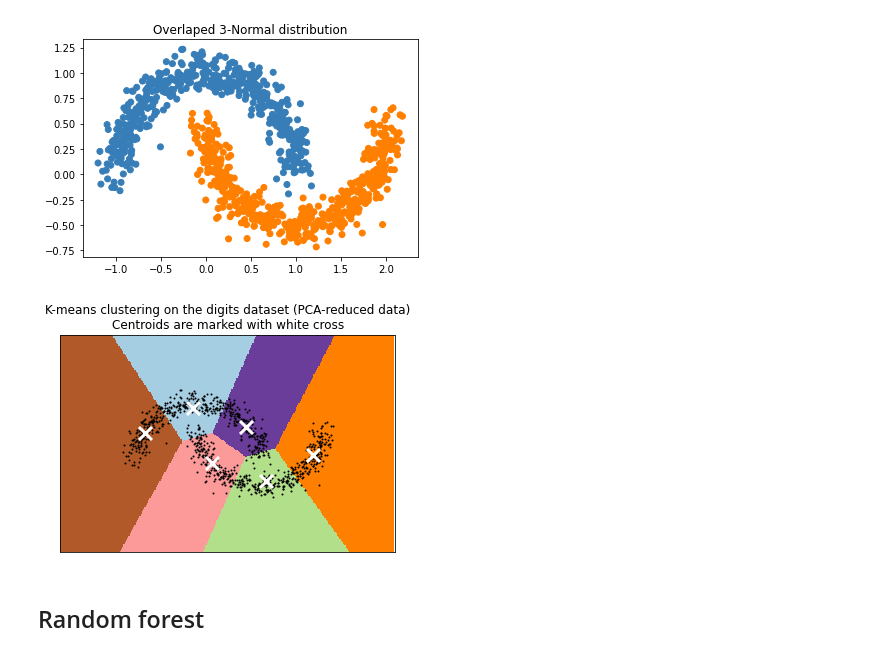
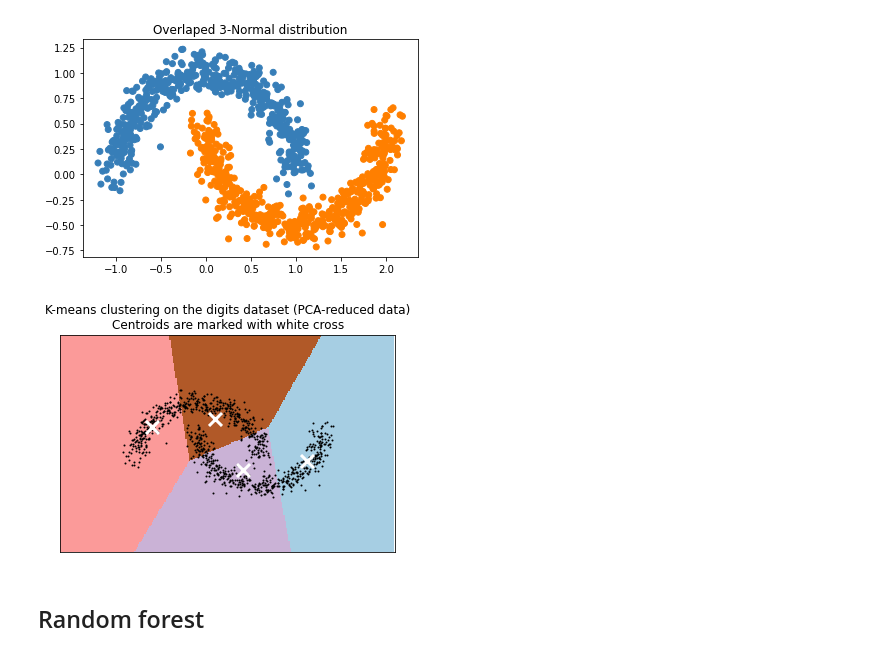
Before and after one commit to Vacek-Ace/support_subset_ensemble, a Jupyter notebook: notebooks/overlapping_bivariate_normals_example.ipynb, the cells around one changed output. Drawn from its saved outputs; the diff is of its cells as text; code cells hidden in the pictures.

```diff
--- a/notebooks/overlapping_bivariate_normals_example.ipynb
+++ b/notebooks/overlapping_bivariate_normals_example.ipynb
@@ -31,7 +31,7 @@ plot_toy_set(X, y, 'Overlaped 3-Normal distribution')
 # learners = functools.reduce(operator.iconcat, clf.learners, [])
 # %%
 # Step size of the mesh. Decrease to increase the quality of the VQ.
-kmeans_fitted = KMeans(n_clusters=6, random_state=1234).fit(X)
+kmeans_fitted = KMeans(n_clusters=4, random_state=1234).fit(X)
 h = 0.02  # point in the mesh [x_min, x_max]x[y_min, y_max].
 
 # Plot the decision boundary. For that, we will assign a color to each
@@ -49,34 +49,34 @@ plt.imshow(
     Z,
     interpolation="nearest",
     extent=(xx.min(), xx.max(), yy.min(), yy.max()),
     cmap=plt.cm.Paired,
     aspect="auto",
     origin="lower",
 )
 
 plt.plot(X[:, 0], X[:, 1], "k.", markersize=2)
 # Plot the centroids as a white X
 centroids = kmeans_fitted.cluster_centers_
 plt.scatter(
     centroids[:, 0],
     centroids[:, 1],
     marker="x",
     s=169,
     linewidths=3,
     color="w",
     zorder=10,
 )
 plt.title(
     "K-means clustering on the digits dataset (PCA-reduced data)\n"
     "Centroids are marked with white cross"
 )
 plt.xlim(x_min, x_max)
 plt.ylim(y_min, y_max)
 plt.xticks(())
 plt.yticks(())
 plt.show()
 # %% [output]
-[figure, old version]
+[figure, new version]
 # %% [markdown]
 ## Random forest
 # %%
```
Also changed, not shown: parts of 5 cells of this notebook.
